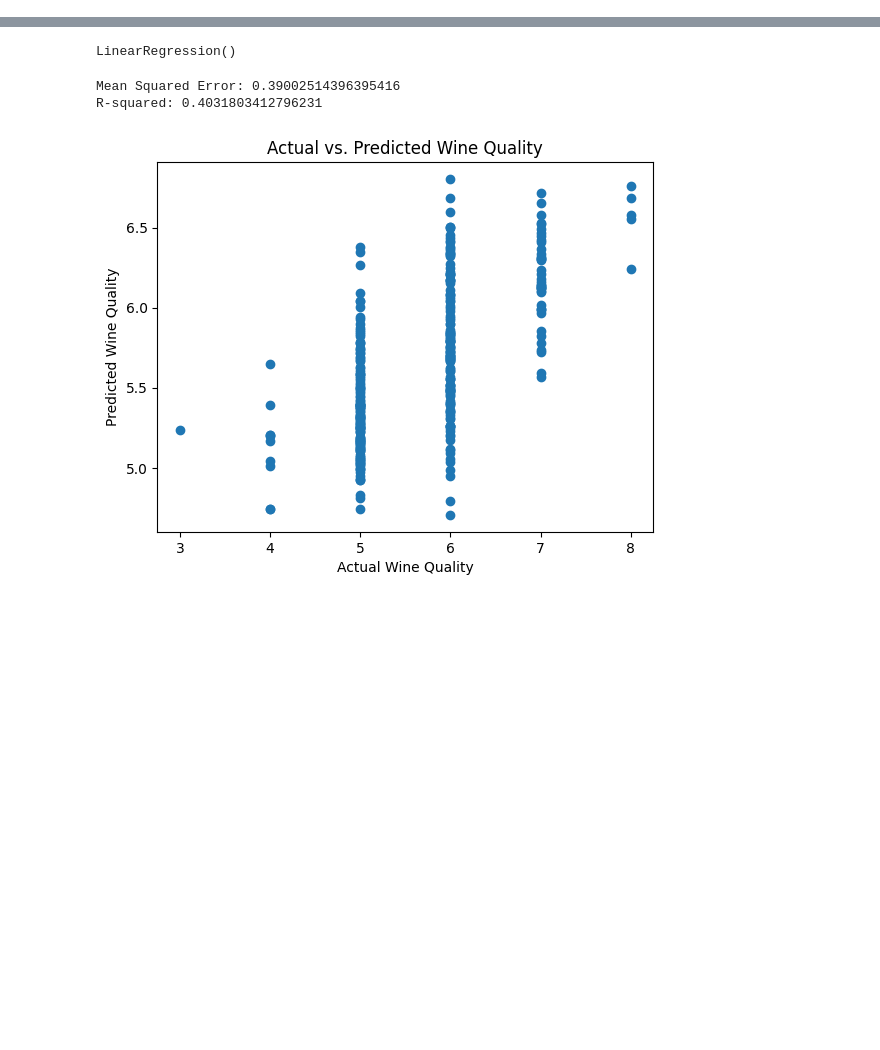
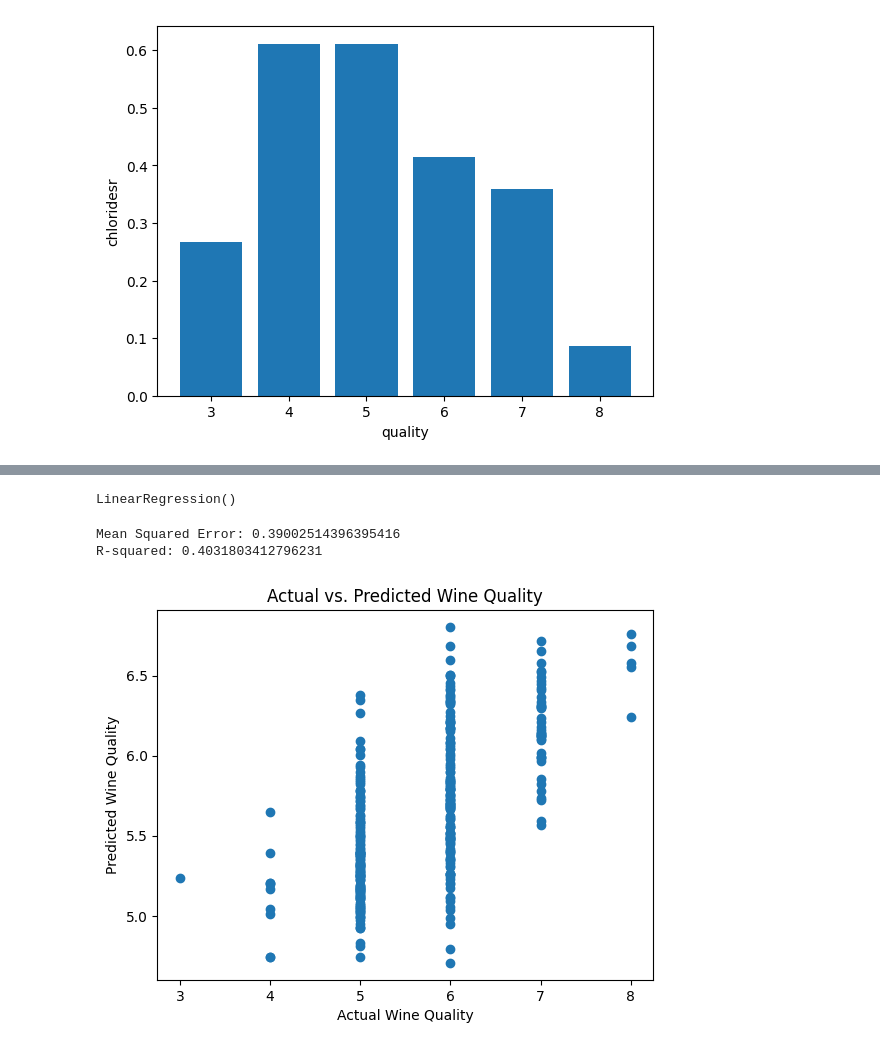
Before and after one commit to tanyyyya/Pro_jects, a Jupyter notebook: wine_quality_pred.ipynb, the cells around one changed output, grey strips where cells are left out. Cells and saved outputs as stored; diff of their text form; code cells hidden in the pictures; blank space fills up the shorter version.

```diff
--- a/wine_quality_pred.ipynb
+++ b/wine_quality_pred.ipynb
@@ -13,0 +91,7 @@ y = wine_data['quality']
+# %%
+plt.bar(wine_data['quality'],wine_data['chlorides'])
+plt.xlabel('quality')
+plt.ylabel( 'chloridesr')
+plt.show()
+# %% [output]
+[figure, added]
```
Also changed, not shown: parts of 13 cells of this notebook.
